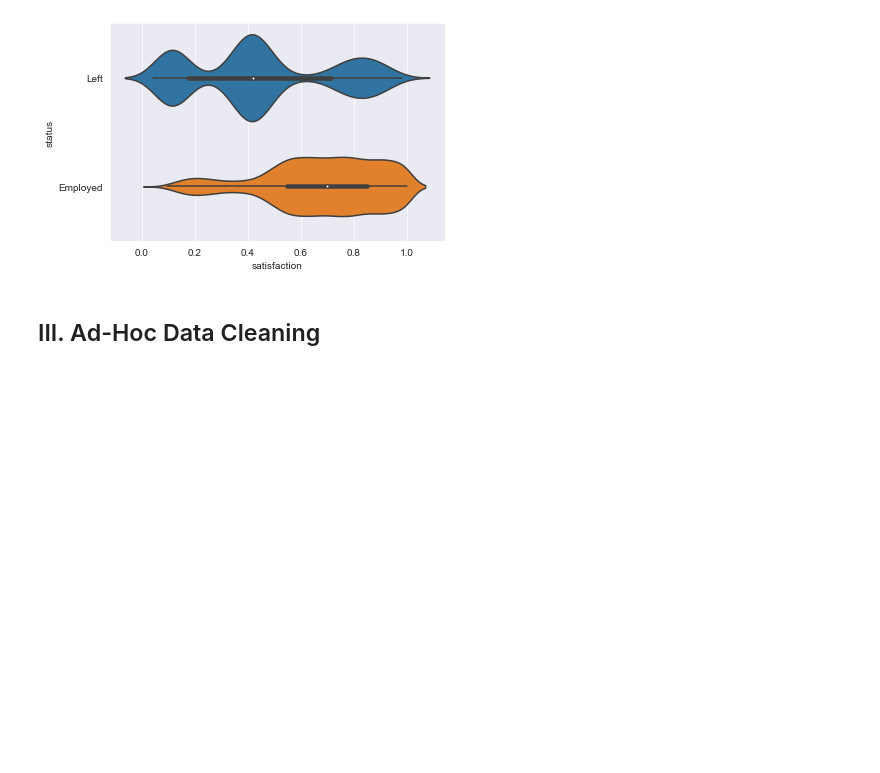
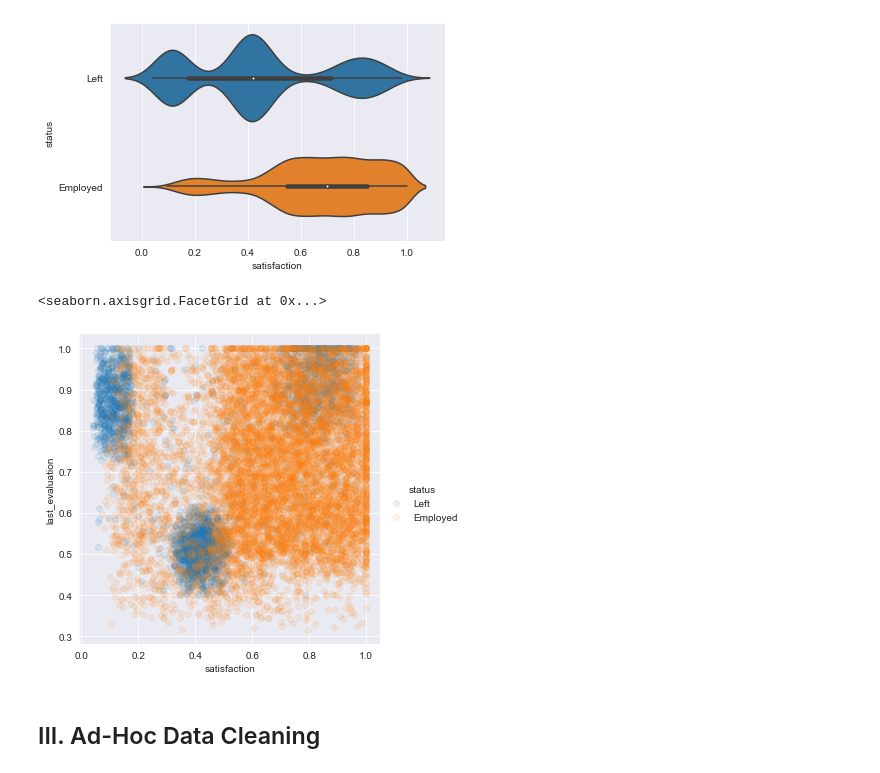
Before and after one commit to tundeiness/Chief-People-Officer, a Jupyter notebook: 1 - Workbook - Exploratory Analysis Plus.ipynb, the cells around one changed output. Saved outputs shown, nothing was run; the diff lists cells and outputs as text; code cells hidden in the pictures; blank space fills up the shorter version.

Commit message:
import libraries
 plot last_evaluation vs satisfaction using lmplot

```diff
--- a/1 - Workbook - Exploratory Analysis Plus.ipynb
+++ b/1 - Workbook - Exploratory Analysis Plus.ipynb
@@ -66,6 +66,13 @@ sns.violinplot(x='satisfaction', y='status', data=df)
 plt.show()
 # %% [output]
 [figure]
+# %%
+# using sns lmplot
+
+sns.lmplot(data=df, x='satisfaction', y='last_evaluation', scatter_kws={'alpha': 0.1}, hue='status', fit_reg=False)
+# %% [output]
+<seaborn.axisgrid.FacetGrid at 0x...>
+[figure, added]
 # %% [markdown]
 ## III. Ad-Hoc Data Cleaning
 # %% [markdown]
```
